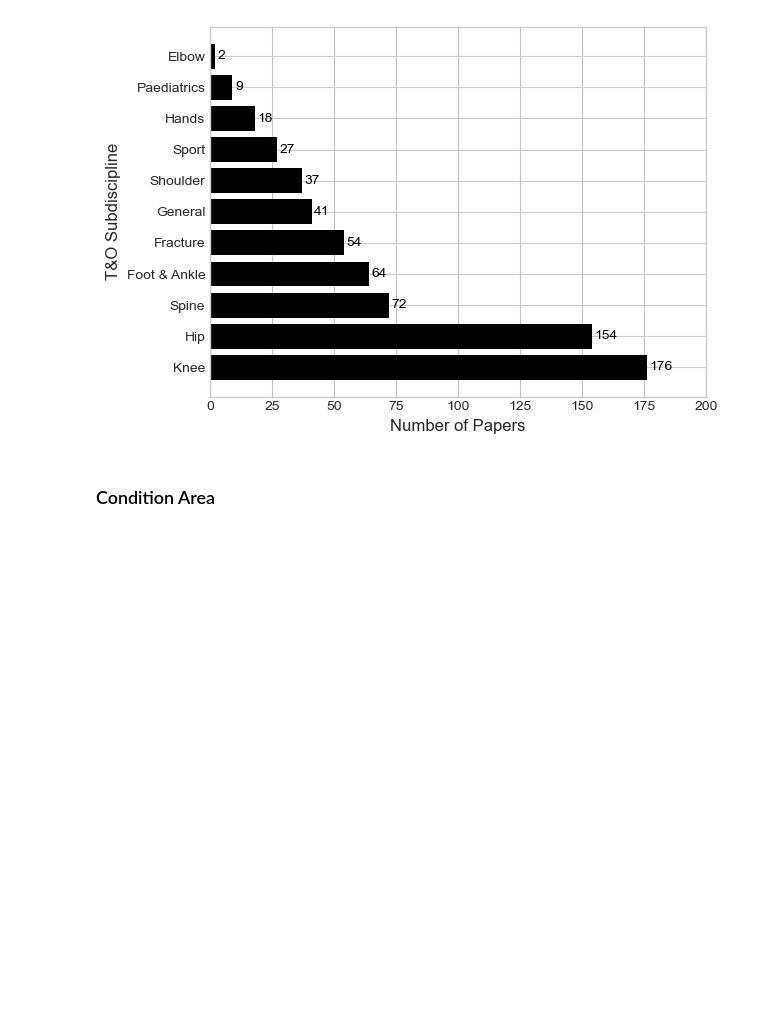
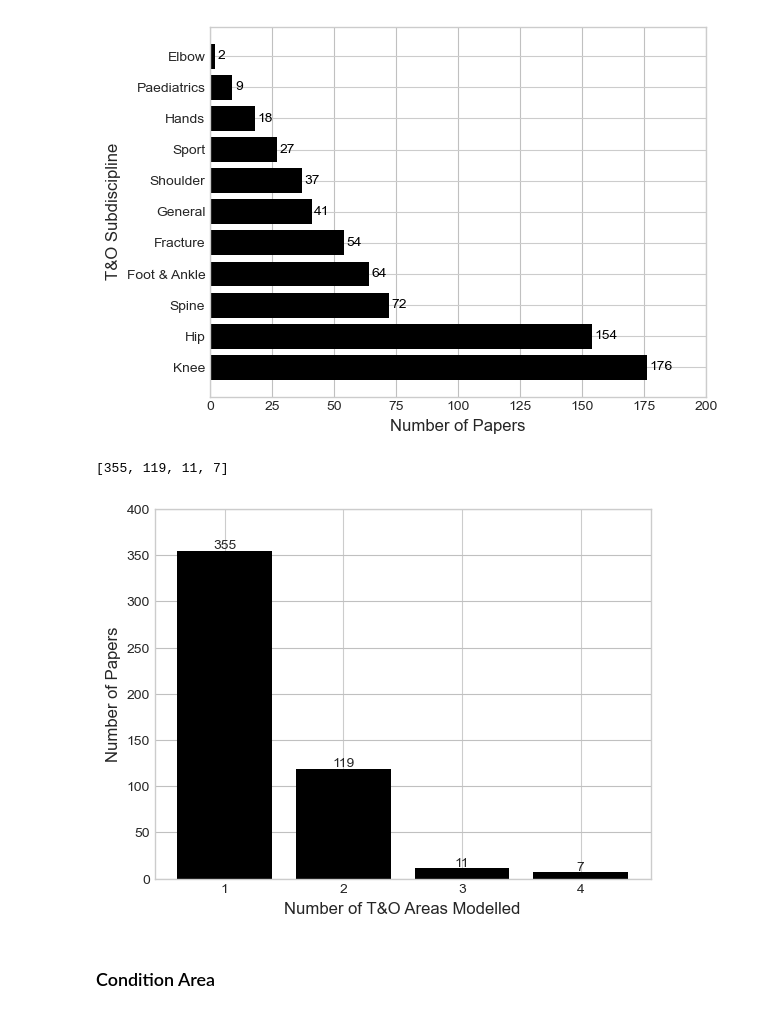
Before and after one commit to MHowells/Orthopaedics_Lit_Review_Analysis, a Jupyter notebook: Analysis.ipynb, the cells around one changed output. Drawn from its saved outputs; the diff is of its cells as text; code cells hidden in the pictures; blank space fills up the shorter version.

```diff
--- a/Analysis.ipynb
+++ b/Analysis.ipynb
@@ -533,3 +550,22 @@ plt.savefig('plots/t_and_o_area.pdf', transparent=True, bbox_inches='tight')
+# %%
+specialty_counts = list(review_analysis['Number of T&O Specialties Modelled'].value_counts())
+# %%
+specialty_counts
+# %% [output]
+[355, 119, 11, 7]
+# %%
+# Bar chart for the number of papers for each number of T&O specialties modelled
+fig = plt.figure()
+plt.ylim([0,400])
+plt.grid(color='silver', axis='y')
+add_labels(specialty_counts, specialty_counts)
+specialty_labels = ['1', '2', '3', '4']
+plt.bar(specialty_labels, specialty_counts, color='Black')
+plt.xlabel('Number of T&O Areas Modelled', fontsize=12)
+plt.ylabel('Number of Papers', fontsize=12)
+plt.savefig("plots/pathwayAreas.pdf", transparent=True, bbox_inches='tight')
+# %% [output]
+[figure, added]
 # %% [markdown]
 ### Condition Area
 # %%
```
Also changed, not shown: parts of 13 cells of this notebook, 1 other file.
